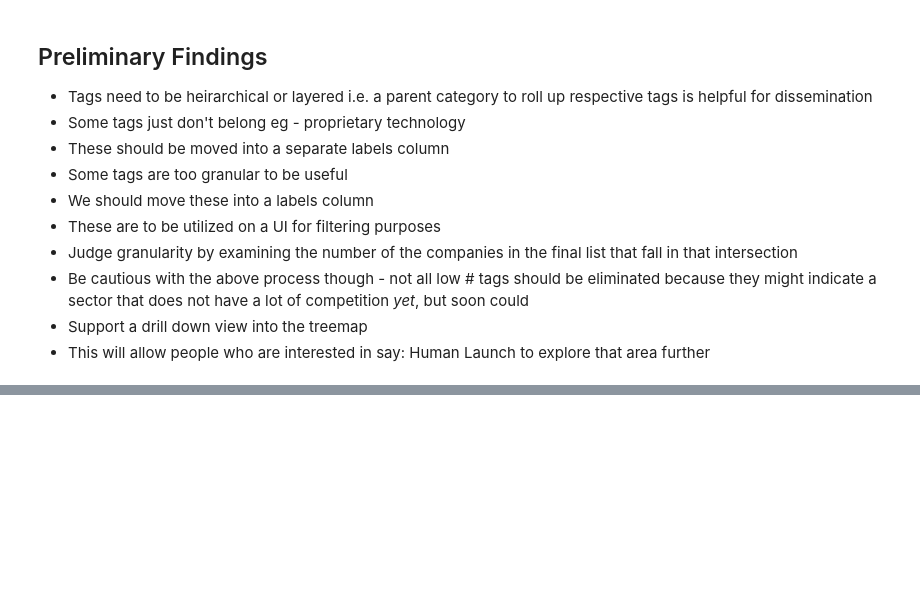
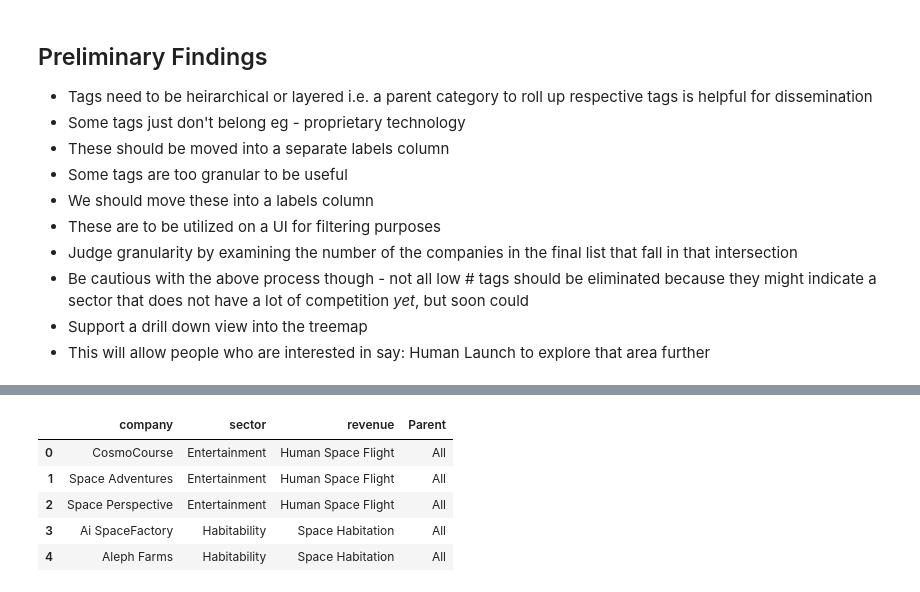
Before and after one commit to varshafawkes/spacedbase, a Jupyter notebook: SpacedBase.ipynb, the cells around one changed output, grey strips where cells are left out. Saved outputs shown, nothing was run; the diff lists cells and outputs as text; code cells hidden in the pictures; blank space fills up the shorter version.

```diff
--- a/SpacedBase.ipynb
+++ b/SpacedBase.ipynb
@@ -73,0 +104,22 @@ fig.write_html('tech_rev.html')
+# %%
+import numpy as np
+def create_tuples(keys, values):
+    rows = []
+    for it in zip(keys, values):
+        [rows.append((k.rstrip().lstrip(), it[1])) for k in it[0].split(',')]
+    return rows
+
+rev_df = pd.DataFrame(create_tuples(keys = filt_df['revenue'], values = filt_df['Company Name']), columns=['revenue', 'company'])
+rev_df.replace('', np.nan, inplace=True)
+rev_df.dropna(inplace=True)
+company_sector_df = filt_df[['Company Name', 'Sector']].rename(columns={'Company Name': 'company', 'Sector': 'sector'})
+comb_df = company_sector_df.merge(rev_df)
+comb_df['Parent'] = 'All'
+comb_df.head(n=5)
+# %% [output]
+|  | company | sector | revenue | Parent |
+| 0 | CosmoCourse | Entertainment | Human Space Flight | All |
+| 1 | Space Adventures | Entertainment | Human Space Flight | All |
+| 2 | Space Perspective | Entertainment | Human Space Flight | All |
+| 3 | Ai SpaceFactory | Habitability | Space Habitation | All |
+| 4 | Aleph Farms | Habitability | Space Habitation | All |
```
Also changed, not shown: parts of 9 cells of this notebook, 5 other files.
